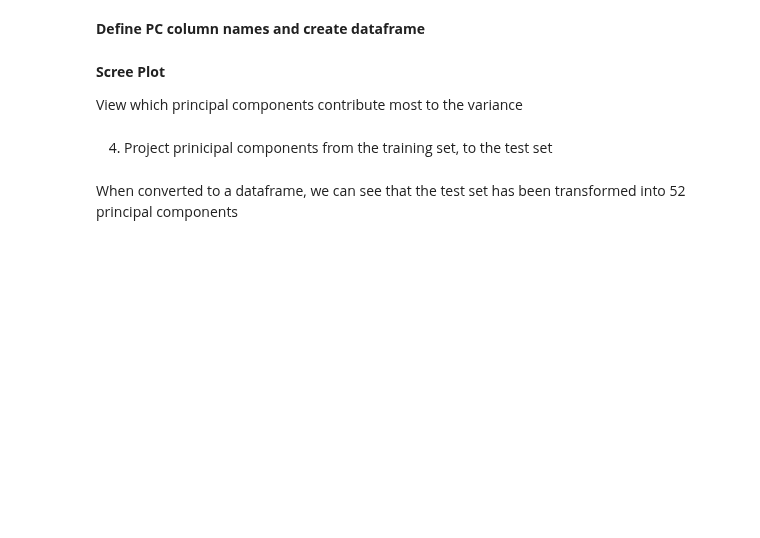
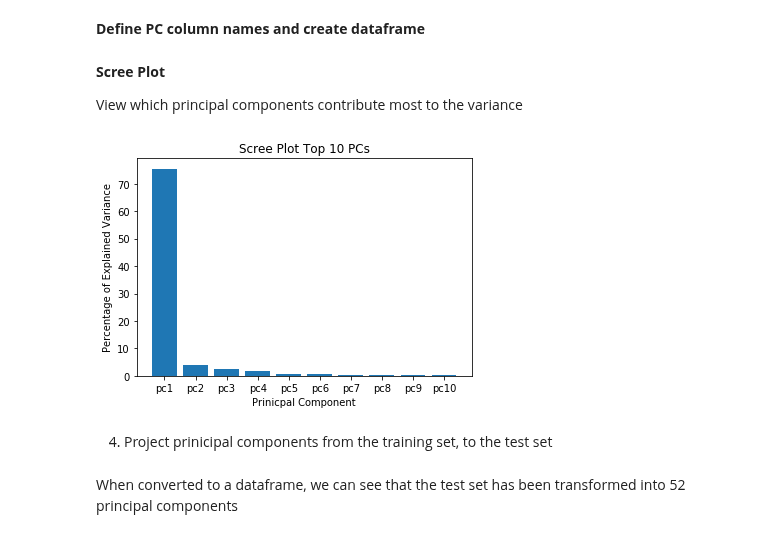
Before and after one commit to meghutch/Multi_Cancer_DL, a Jupyter notebook: 03_Analysis/PCA.ipynb, the cells around one changed output. Cells and saved outputs as stored; diff of their text form; code cells hidden in the pictures; blank space fills up the shorter version.

```diff
--- a/03_Analysis/PCA.ipynb
+++ b/03_Analysis/PCA.ipynb
@@ -195,14 +223,17 @@ View which principal components contribute most to the variance
 # %%
 # remove PC from
 per_var = np.round(pca.explained_variance_ratio_* 100, decimals=1)
 per_var = per_var[:10] #top 10 PC - this number is chosen just so that we can more easily view the plot
 labels = col_names[:10]
 
 plt.bar(x=range(1, len(per_var)+1), height = per_var, tick_label = labels)
 plt.ylabel('Percentage of Explained Variance')
 plt.xlabel('Prinicpal Component')
-plt.title('Scree Plot')
+plt.title('Scree Plot Top 10 PCs')
+plt.savefig('C:\\Users\\User\\Box Sync/Projects/Multi_Cancer_DL/04_Results/PCA_Screeplot.png')
 plt.show()
+# %% [output]
+[figure, added]
 # %% [markdown]
 4) Project prinicipal components from the training set, to the test set
 # %%
```
Also changed, not shown: parts of 6 cells of this notebook.
